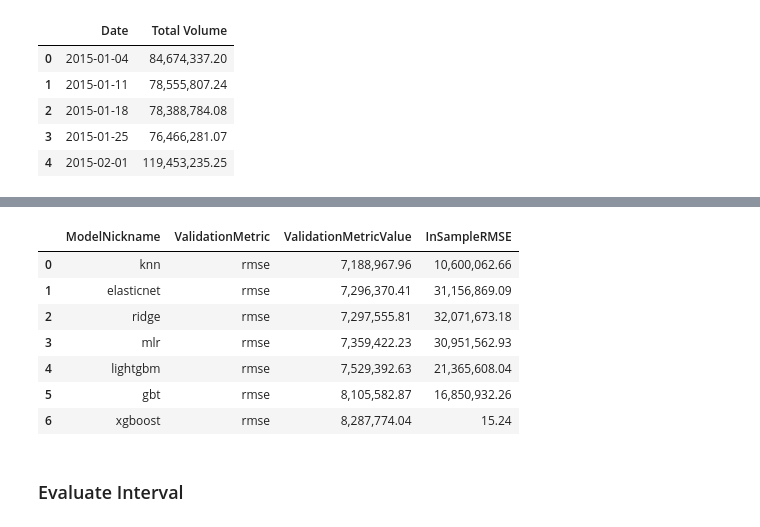
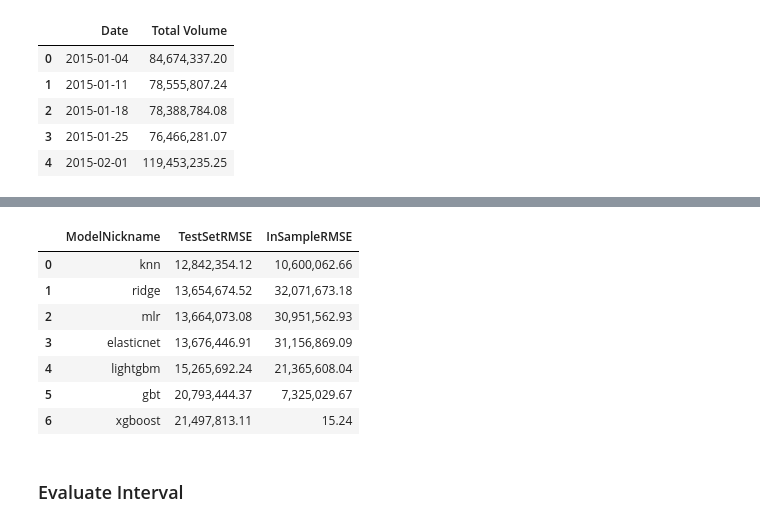
Before and after one commit to mikekeith52/scalecast-examples, a Jupyter notebook: misc/cis/cis.ipynb, the cells around one changed output, grey strips where cells are left out. Saved outputs shown, nothing was run; the diff lists cells and outputs as text; code cells hidden in the pictures.

```diff
--- a/misc/cis/cis.ipynb
+++ b/misc/cis/cis.ipynb
@@ -396,18 +389,17 @@ tune_test_forecast(
 f = transformer.DiffRevert(52)
 f = transformer.DiffRevert(1)
 # %%
-ms = f.export('model_summaries',determine_best_by='ValidationMetricValue')
-best_model = ms['ModelNickname'].values[0]
-ms[['ModelNickname','ValidationMetric','ValidationMetricValue','InSampleRMSE']]
+ms = f.export('model_summaries',determine_best_by='TestSetRMSE')
+ms[['ModelNickname','TestSetRMSE','InSampleRMSE']]
 # %% [output]
-|  | ModelNickname | ValidationMetric | ValidationMetricValue | InSampleRMSE |
-| 0 | knn | rmse | 7,188,967.96 | 10,600,062.66 |
-| 1 | elasticnet | rmse | 7,296,370.41 | 31,156,869.09 |
-| 2 | ridge | rmse | 7,297,555.81 | 32,071,673.18 |
-| 3 | mlr | rmse | 7,359,422.23 | 30,951,562.93 |
-| 4 | lightgbm | rmse | 7,529,392.63 | 21,365,608.04 |
-| 5 | gbt | rmse | 8,105,582.87 | 16,850,932.26 |
-| 6 | xgboost | rmse | 8,287,774.04 | 15.24 |
+|  | ModelNickname | TestSetRMSE | InSampleRMSE |
+| 0 | knn | 12,842,354.12 | 10,600,062.66 |
+| 1 | ridge | 13,654,674.52 | 32,071,673.18 |
+| 2 | mlr | 13,664,073.08 | 30,951,562.93 |
+| 3 | elasticnet | 13,676,446.91 | 31,156,869.09 |
+| 4 | lightgbm | 15,265,692.24 | 21,365,608.04 |
+| 5 | gbt | 20,793,444.37 | 7,325,029.67 |
+| 6 | xgboost | 21,497,813.11 | 15.24 |
 # %% [markdown]
 ### Evaluate Interval
 # %%
```
Also changed, not shown: parts of 18 cells of this notebook.
